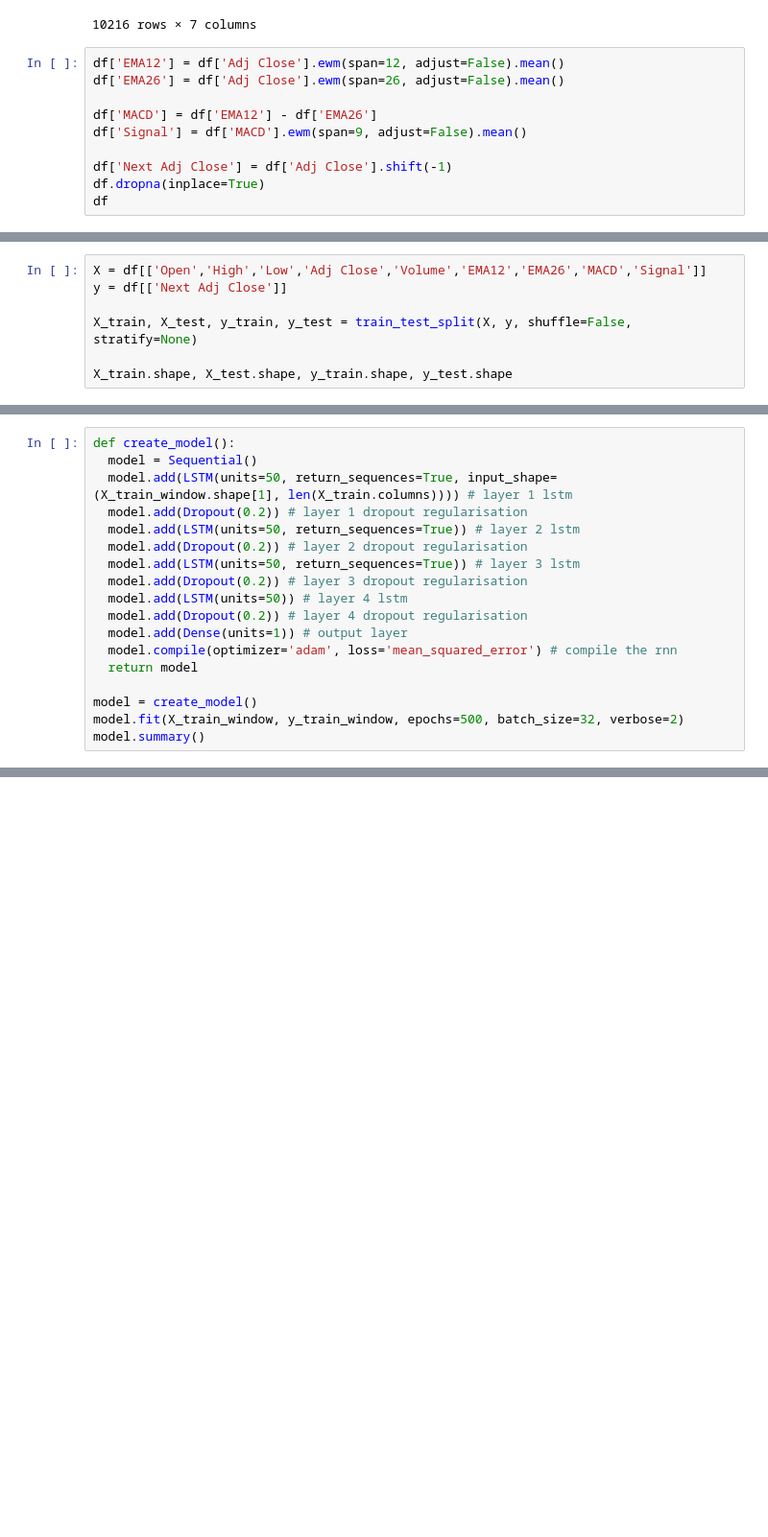
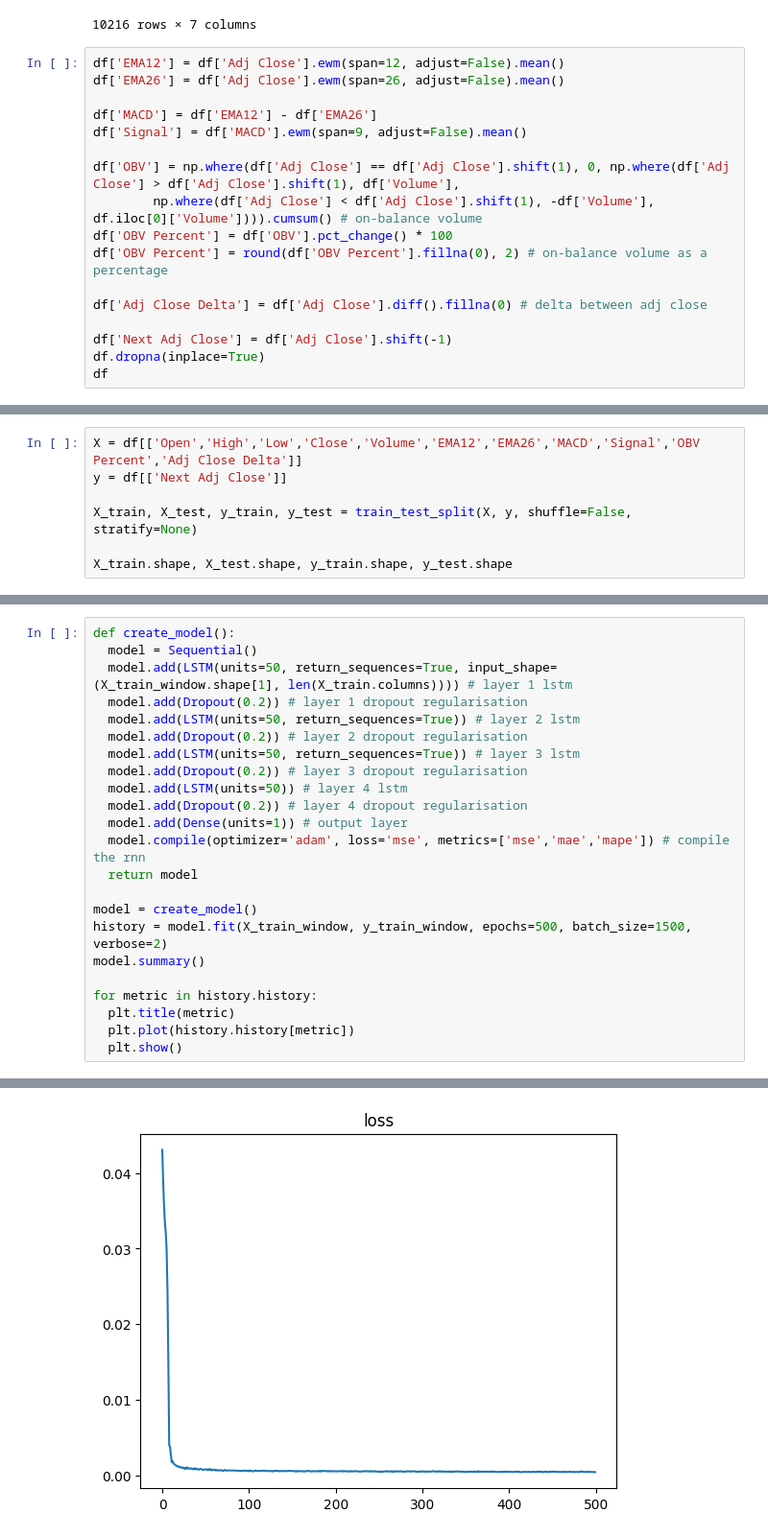
Before and after one commit to whittlem/colabnotebooks, a Jupyter notebook: TradingAI_LSTM_AppleDaily.ipynb, the cells around one changed output, grey strips where cells are left out. Shown at 96% size. Cells and saved outputs as stored; diff of their text form; blank space fills up the shorter version.

```diff
--- a/TradingAI_LSTM_AppleDaily.ipynb
+++ b/TradingAI_LSTM_AppleDaily.ipynb
@@ -49,6 +49,13 @@ df['EMA26'] = df['Adj Close'].ewm(span=26, adjust=False).mean()
 df['MACD'] = df['EMA12'] - df['EMA26']
 df['Signal'] = df['MACD'].ewm(span=9, adjust=False).mean()
 
+df['OBV'] = np.where(df['Adj Close'] == df['Adj Close'].shift(1), 0, np.where(df['Adj Close'] > df['Adj Close'].shift(1), df['Volume'],
+        np.where(df['Adj Close'] < df['Adj Close'].shift(1), -df['Volume'], df.iloc[0]['Volume']))).cumsum() # on-balance volume
+df['OBV Percent'] = df['OBV'].pct_change() * 100
+df['OBV Percent'] = round(df['OBV Percent'].fillna(0), 2) # on-balance volume as a percentage
+
+df['Adj Close Delta'] = df['Adj Close'].diff().fillna(0) # delta between adj close
+
 df['Next Adj Close'] = df['Adj Close'].shift(-1)
 df.dropna(inplace=True)
 df
@@ -69,5 +76,5 @@ df
 # %%
-X = df[['Open','High','Low','Adj Close','Volume','EMA12','EMA26','MACD','Signal']]
+X = df[['Open','High','Low','Close','Volume','EMA12','EMA26','MACD','Signal','OBV Percent','Adj Close Delta']]
 y = df[['Next Adj Close']]
 
 X_train, X_test, y_train, y_test = train_test_split(X, y, shuffle=False, stratify=None)
@@ -120,11 +129,16 @@ def create_model():
   model.add(LSTM(units=50)) # layer 4 lstm
   model.add(Dropout(0.2)) # layer 4 dropout regularisation
   model.add(Dense(units=1)) # output layer
-  model.compile(optimizer='adam', loss='mean_squared_error') # compile the rnn
+  model.compile(optimizer='adam', loss='mse', metrics=['mse','mae','mape']) # compile the rnn
   return model
 
 model = create_model()
-model.fit(X_train_window, y_train_window, epochs=500, batch_size=32, verbose=2)
+history = model.fit(X_train_window, y_train_window, epochs=500, batch_size=1500, verbose=2)
 model.summary()
+
+for metric in history.history:
+  plt.title(metric)
+  plt.plot(history.history[metric])
+  plt.show()
 # %% [output]
 Epoch 1/500
@@ -146,0 +161 @@ Epoch 58/500
+[figure, added]
```
Also changed, not shown: parts of 7 cells of this notebook.
